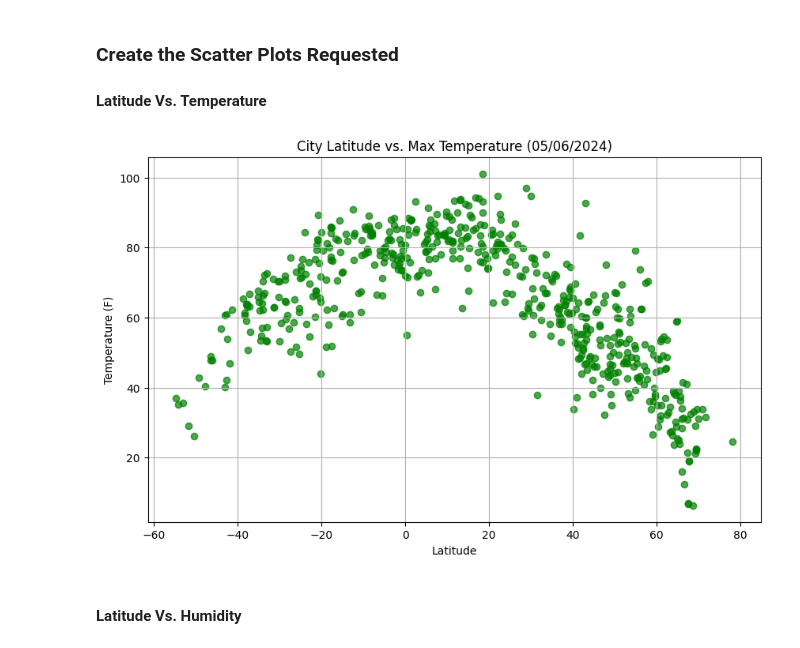
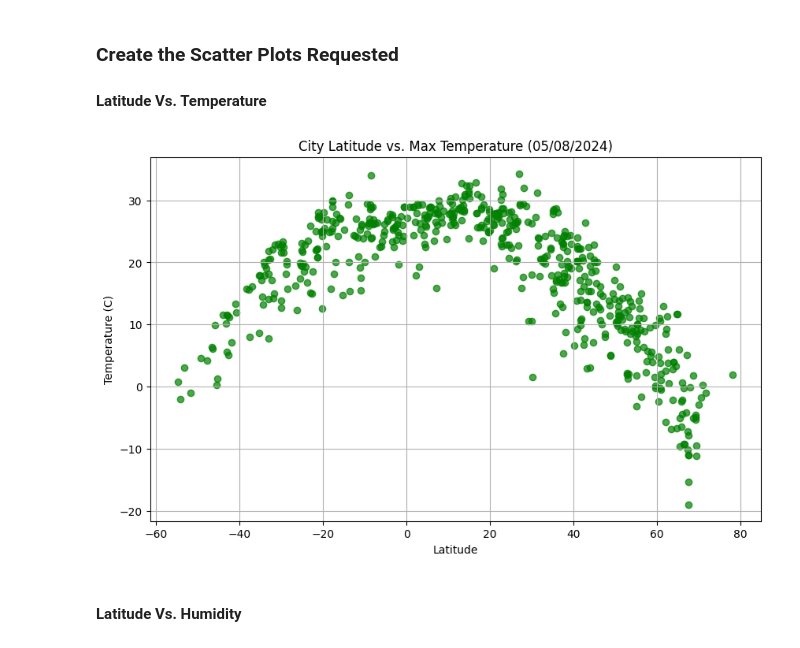
Before and after one commit to azmedtech/python-api-challenge, a Jupyter notebook: WeatherPy/WeatherPy.ipynb, the cells around one changed output. Saved outputs shown, nothing was run; the diff lists cells and outputs as text; code cells hidden in the pictures.

```diff
--- a/WeatherPy/WeatherPy.ipynb
+++ b/WeatherPy/WeatherPy.ipynb
@@ -80,7 +80,8 @@ for i, city in enumerate(cities):
         record_count = 0
 
     # Create endpoint URL with each city
-    city_url = url + "appid=" + weather_api_key + "&q=" + city
+    units = "metric"
+    city_url = url + "appid=" + weather_api_key + "&q=" + city + "&units=" + units
 
     # Log the url, record, and set numbers
     print("Processing Record %s of Set %s | %s" % (record_count, set_count, city))
@@ -96,8 +97,7 @@ for i, city in enumerate(cities):
         # Parse out latitude, longitude, max temp, humidity, cloudiness, wind speed, country, and date
         city_lat = city_weather['coord']['lat']
         city_lng = city_weather['coord']['lon']
-        kelvin = city_weather['main']['temp_max']
-        city_max_temp = (kelvin*(9/5)-459.67)
+        city_max_temp = city_weather['main']['temp_max']
         city_humidity = city_weather['main']['humidity']
         city_clouds = city_weather['clouds']['all']
         city_wind = city_weather['wind']['speed']
@@ -193,27 +193,27 @@ city_data_df.head()
 # %%
 # Build scatter plot for latitude vs. temperature
 plt.figure(figsize=(10, 6))
 plt.scatter(city_data_df["Lat"], city_data_df["Max Temp"], color='green', alpha=0.7)
 
 # Convert the date from Unix timestamp to a datetime object
 date_obj = datetime.utcfromtimestamp(city_date)
 
 # Format the date in MM/DD/YYYY format
 formatted_date = date_obj.strftime("%m/%d/%Y")
 
 # Incorporate the other graph properties
 plt.xlabel("Latitude")
-plt.ylabel("Temperature (F)")
+plt.ylabel("Temperature (C)")
 plt.title(f"City Latitude vs. Max Temperature ({formatted_date})")
 plt.grid(True)
 
 # Save the figure
 plt.savefig("output_data/Fig1.png")
 
 # Show plot
 plt.show()
 # %% [output]
-[figure, old version]
+[figure, new version]
 # %% [markdown]
 #### Latitude Vs. Humidity
 # %%
```
Also changed, not shown: parts of 19 cells of this notebook, 6 other files.
